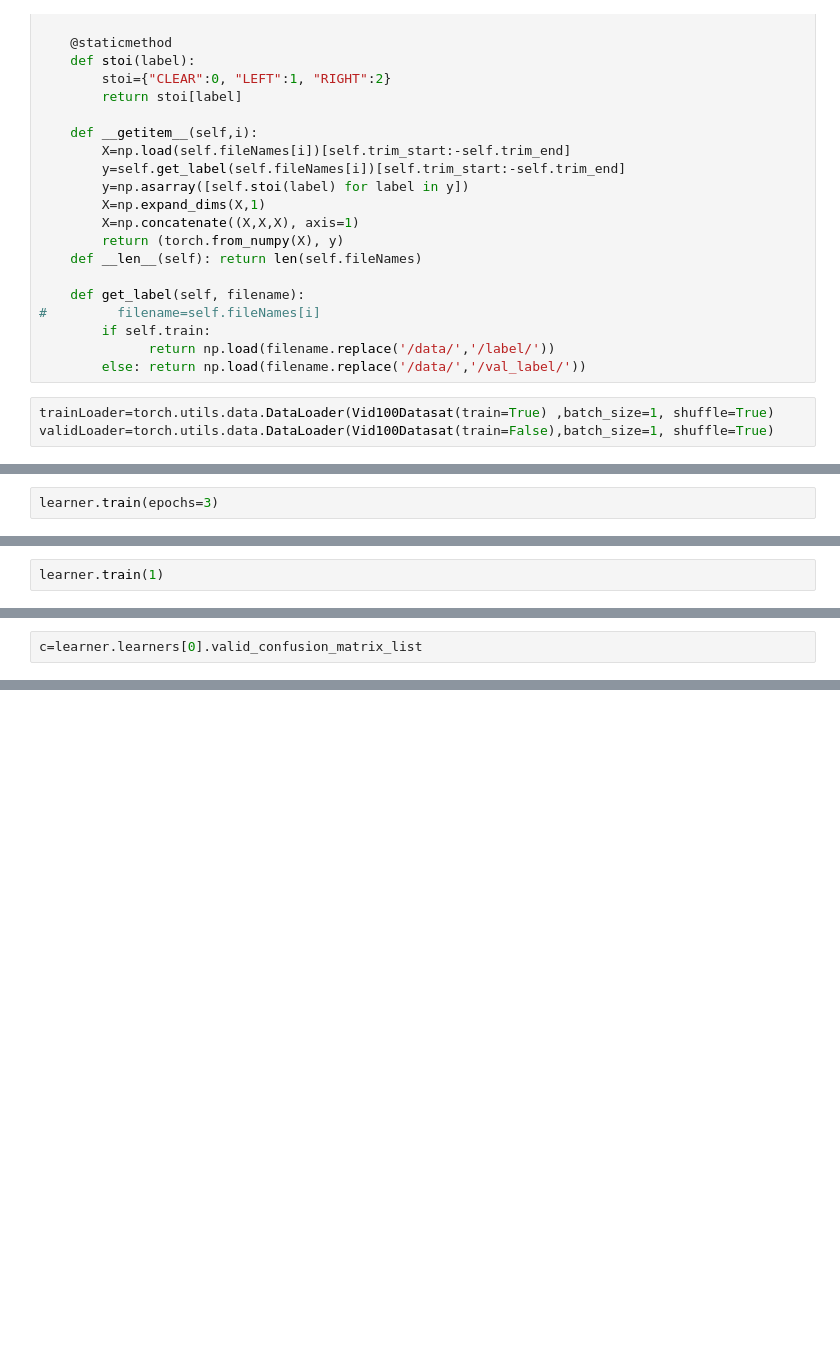
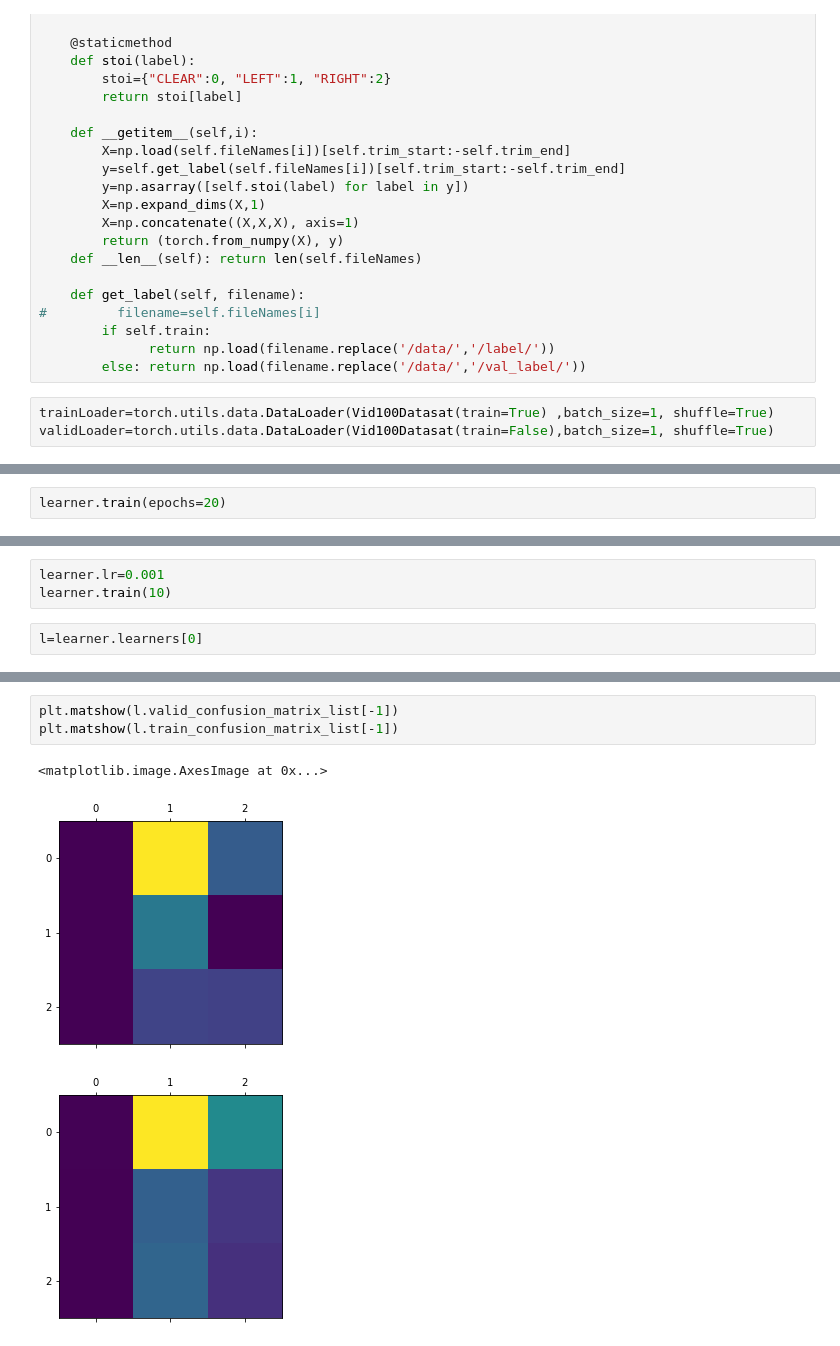
Before and after one commit to dumbPy/SceneR2, a Jupyter notebook: Notebooks/Training_C3D_ConvLSTM.ipynb, the cells around one changed output, grey strips where cells are left out. Drawn from its saved outputs; the diff is of its cells as text; blank space fills up the shorter version.

```diff
--- a/Notebooks/Training_C3D_ConvLSTM.ipynb
+++ b/Notebooks/Training_C3D_ConvLSTM.ipynb
@@ -55,2 +58,2 @@ learner=ParallelLearner([modelLearner(C3D_resnet_ConvLSTM2D(3, 3), loss_fn=nn.MS
 # %%
-learner.train(epochs=3)
+learner.train(epochs=20)
@@ -70,2 +59,0 @@ lr: 0.01      MSE validationLoss: 0.18184399418532848
-# %%
-learner.train(1)
@@ -77,2 +60,5 @@ lr: 0.01      MSE validationLoss: 0.1803826458300605
+# %%
+learner.lr=0.001
+learner.train(10)
 # %%
-c=learner.learners[0].valid_confusion_matrix_list
+l=learner.learners[0]
@@ -86,0 +79,7 @@ array([[8132,    0,    0],
+# %%
+plt.matshow(l.valid_confusion_matrix_list[-1])
+plt.matshow(l.train_confusion_matrix_list[-1])
+# %% [output]
+<matplotlib.image.AxesImage at 0x...>
+[figure, added]
+[figure, added]
```
Also changed, not shown: parts of 14 cells of this notebook.
